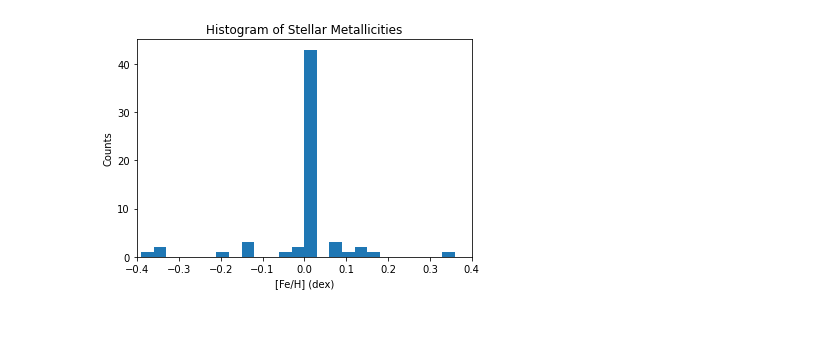
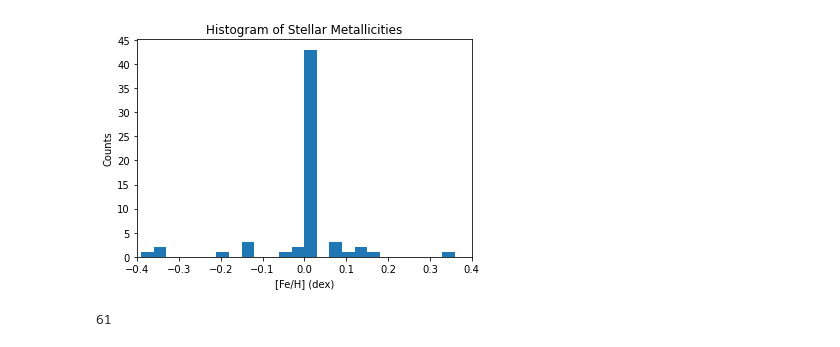
Before and after one commit to JenniferBurt/TOI_SEDs, a Jupyter notebook: TargetListOverview/metallicity_dist.ipynb, the cells around one changed output. Drawn from its saved outputs; the diff is of its cells as text; code cells hidden in the pictures.

```diff
--- a/TargetListOverview/metallicity_dist.ipynb
+++ b/TargetListOverview/metallicity_dist.ipynb
@@ -5,16 +5,28 @@ import pandas as pd
 # %%
 data = pd.read_csv('Cycle3_TOI_List.csv')
 
-feh = data['metallicity']
+feh = data['metallicity'] #metallicities of 61 out of 136 TOIs
 
 plt.hist(feh, bins=25)
 xmin = -.4
 xmax= .4
 plt.xlim(xmin,xmax)
+plt.yticks(np.arange(0,46,5))
 plt.xlabel('[Fe/H] (dex)')
 plt.ylabel('Counts')
 plt.title('Histogram of Stellar Metallicities')
 
 plt.show()
 # %% [output]
-[figure, old version]
+[figure, new version]
+# %%
+x = 0
+for i in range(len(feh)):
+    if np.isnan(feh[i]) == True:
+        x+=1
+    else:
+        pass
+
+print(136-x) #size minus nan values to find out how many stars have metallicities listed on vizier/exofop
+# %% [output]
+61
```
